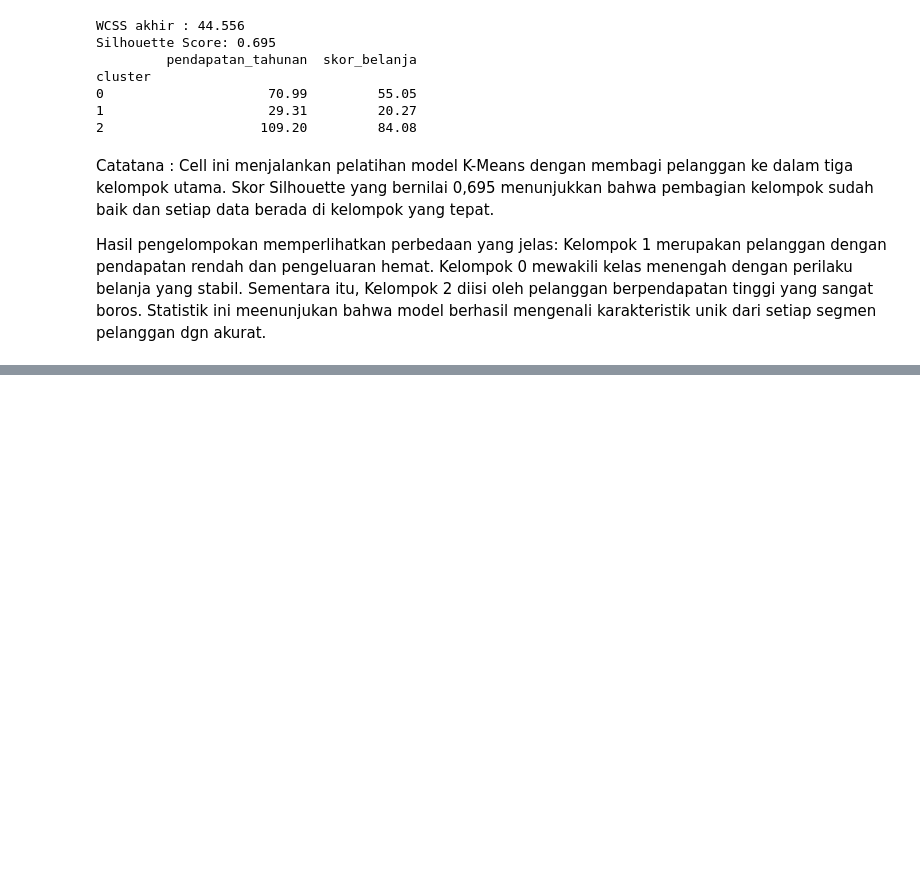
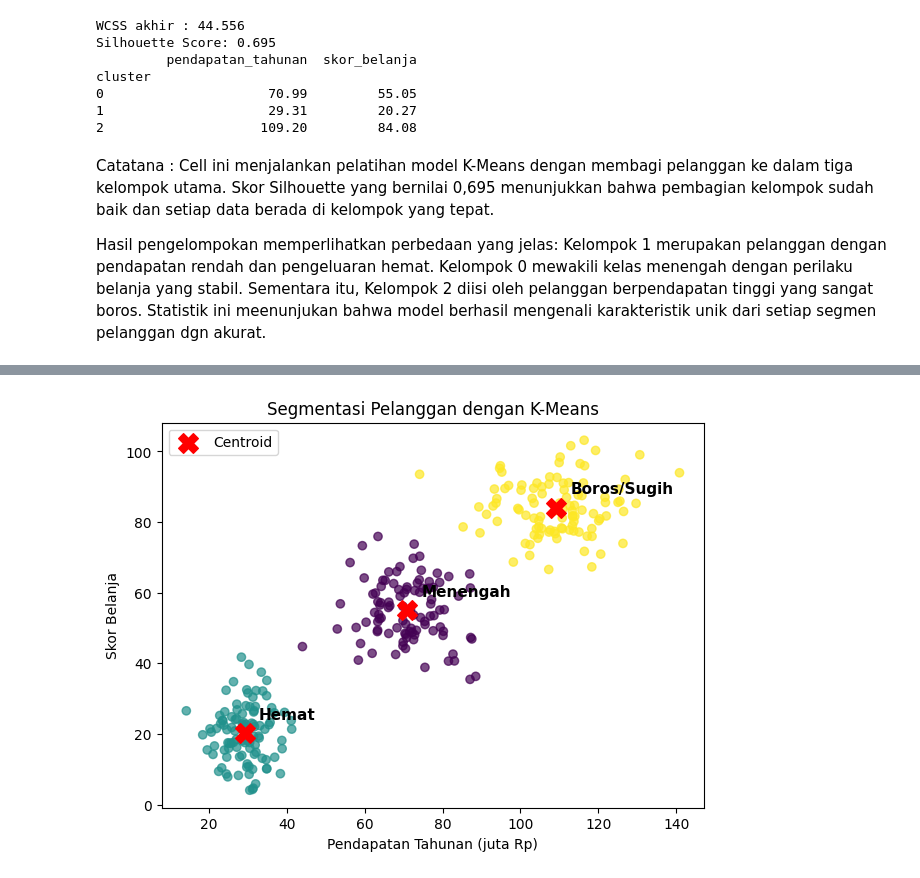
Before and after one commit to sulthanalihsan/data-science-2026, a Jupyter notebook: Pertemuan11_Muhamad_Sulthan_Al_Ihsan_250401020154.ipynb, the cells around one changed output, grey strips where cells are left out. Drawn from its saved outputs; the diff is of its cells as text; code cells hidden in the pictures; blank space fills up the shorter version.

```diff
--- a/Pertemuan11_Muhamad_Sulthan_Al_Ihsan_250401020154.ipynb
+++ b/Pertemuan11_Muhamad_Sulthan_Al_Ihsan_250401020154.ipynb
@@ -122,0 +127,24 @@ Hasil pengelompokan memperlihatkan perbedaan yang jelas: Kelompok 1 merupakan pe
+# %%
+centroids = scaler.inverse_transform(model.cluster_centers_)
+plt.figure(figsize=(7, 5))
+plt.scatter(df['pendapatan_tahunan'], df['skor_belanja'],
+  c=df['cluster'], cmap='viridis', alpha=0.7)
+plt.scatter(centroids[:, 0], centroids[:, 1],
+  c='red', marker='X', s=200, label='Centroid')
+# Anotasi label segmen berdasarkan urutan pendapatan
+order = np.argsort(centroids[:, 0])
+segment_names = ['Hemat', 'Menengah', 'Boros/Sugih']
+for rank, cl in enumerate(order):
+    plt.annotate(segment_names[rank], (centroids[cl,0], centroids[cl,1]),
+                textcoords='offset points', xytext=(10,10),
+                fontsize=11, fontweight='bold')
+plt.xlabel('Pendapatan Tahunan (juta Rp)')
+plt.ylabel('Skor Belanja')
+plt.title('Segmentasi Pelanggan dengan K-Means')
+plt.legend(); plt.show()
+# Interpretasikan tiap cluster, misalnya:
+# Cluster 0 = pendapatan rendah, belanja rendah -> segmen 'Hemat'
+# Cluster 1 = pendapatan menengah, belanja menengah -> segmen 'Menengah'
+# Cluster 2 = pendapatan tinggi, belanja tinggi -> segmen 'Boros/Premium'
+# %% [output]
+[figure, added]
```
Also changed, not shown: parts of 8 cells of this notebook.
